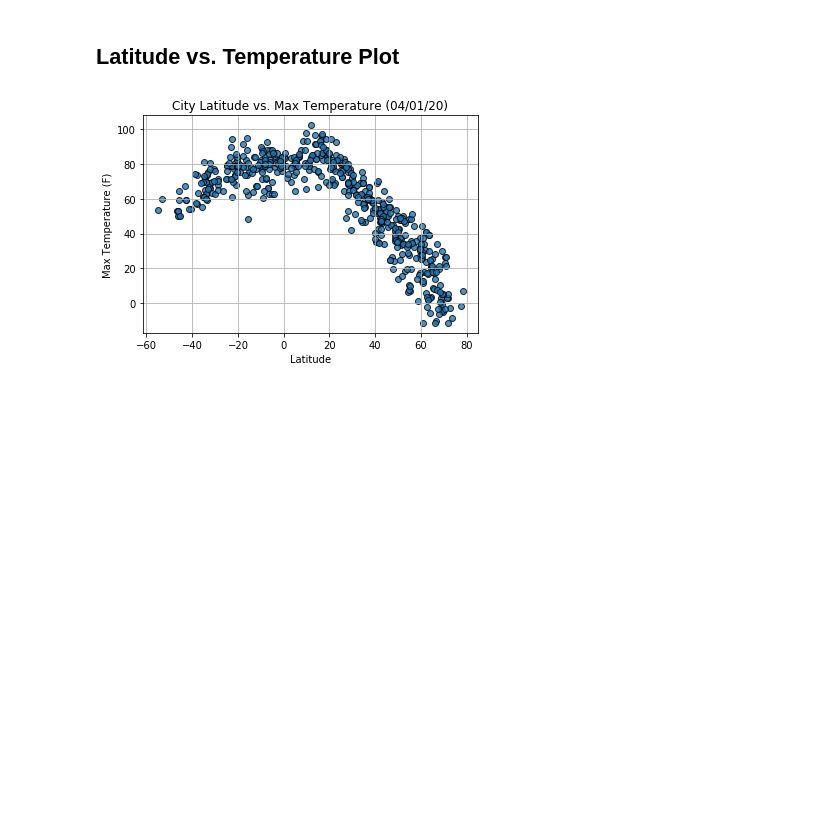
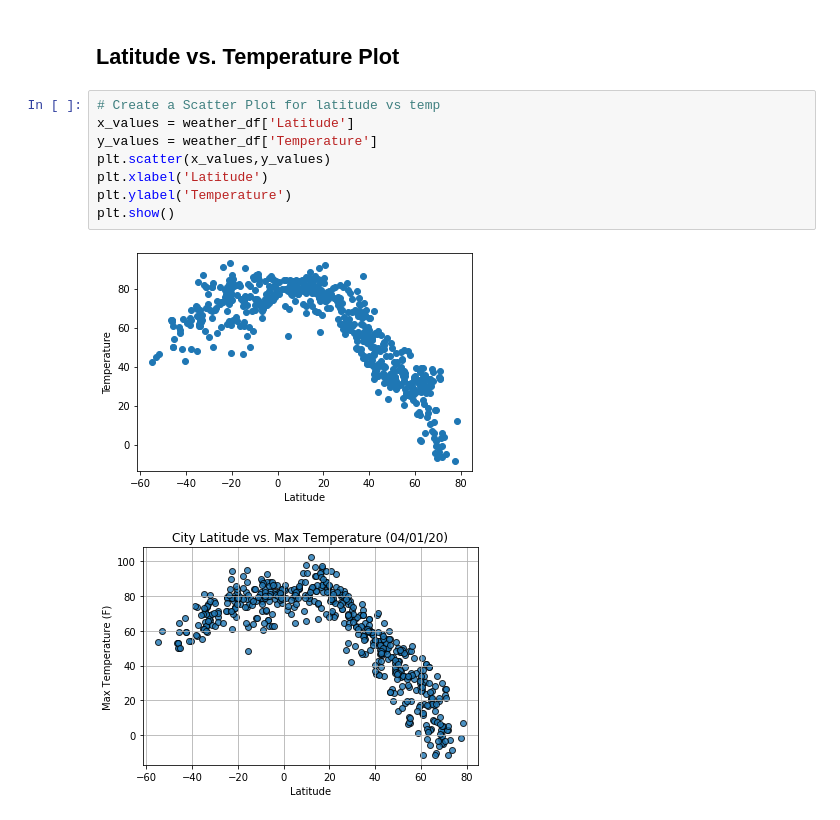
Before and after one commit to tebohl/Python-API-Cities, a Jupyter notebook: WeatherPy/WeatherPy.ipynb, the cells around one changed output. Cells and saved outputs as stored; diff of their text form; blank space fills up the shorter version.

Commit message:
adding to WeatherPy script

```diff
--- a/WeatherPy/WeatherPy.ipynb
+++ b/WeatherPy/WeatherPy.ipynb
@@ -209,6 +213,16 @@ Skip this step if there are no cities that have humidity > 100%.
 * Below are examples of what you should get but your results will be different.
 # %% [markdown]
 ## Latitude vs. Temperature Plot
+# %%
+# Create a Scatter Plot for latitude vs temp
+x_values = weather_df['Latitude']
+y_values = weather_df['Temperature']
+plt.scatter(x_values,y_values)
+plt.xlabel('Latitude')
+plt.ylabel('Temperature')
+plt.show()
+# %% [output]
+[figure, added]
 # %%
 # %% [output]
 [figure]
```
Also changed, not shown: parts of 7 cells of this notebook, 1 other file.
